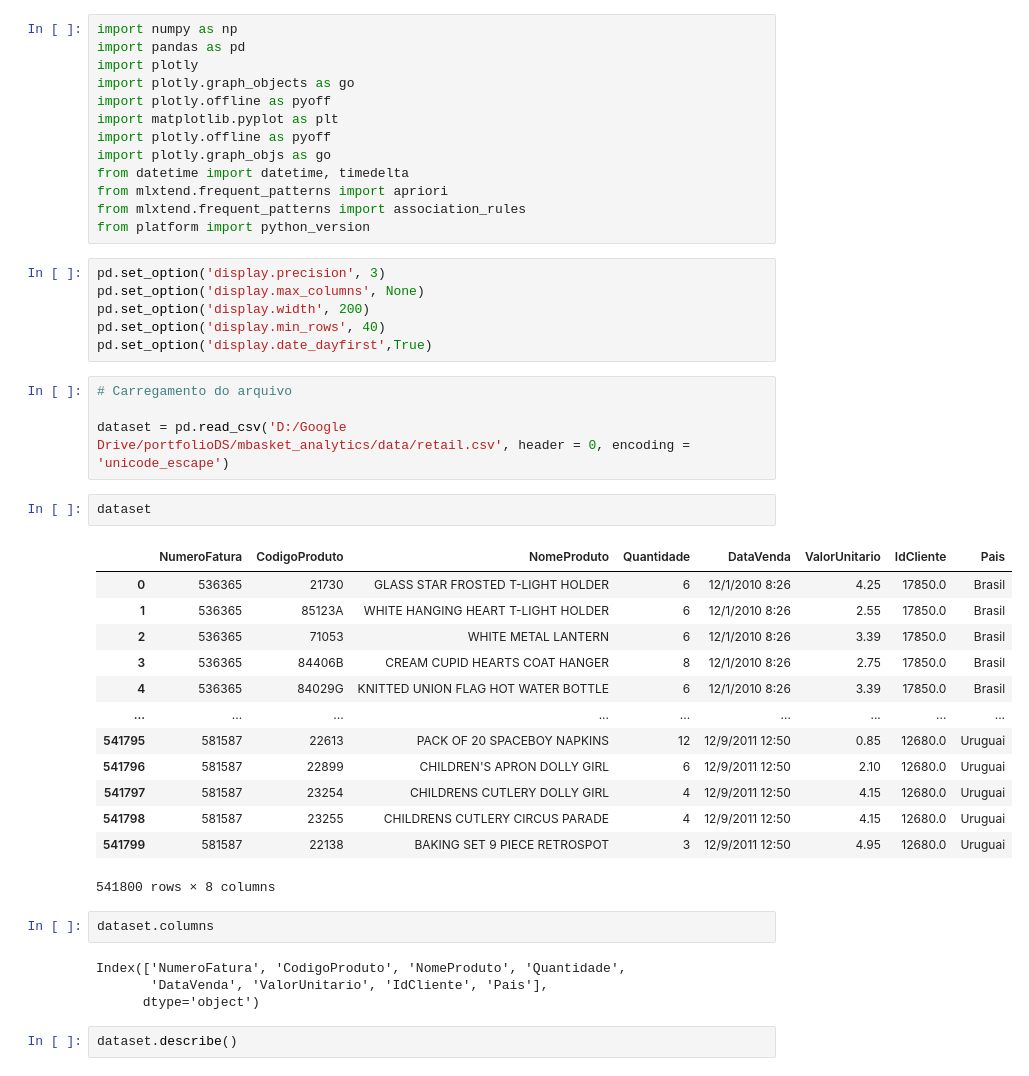
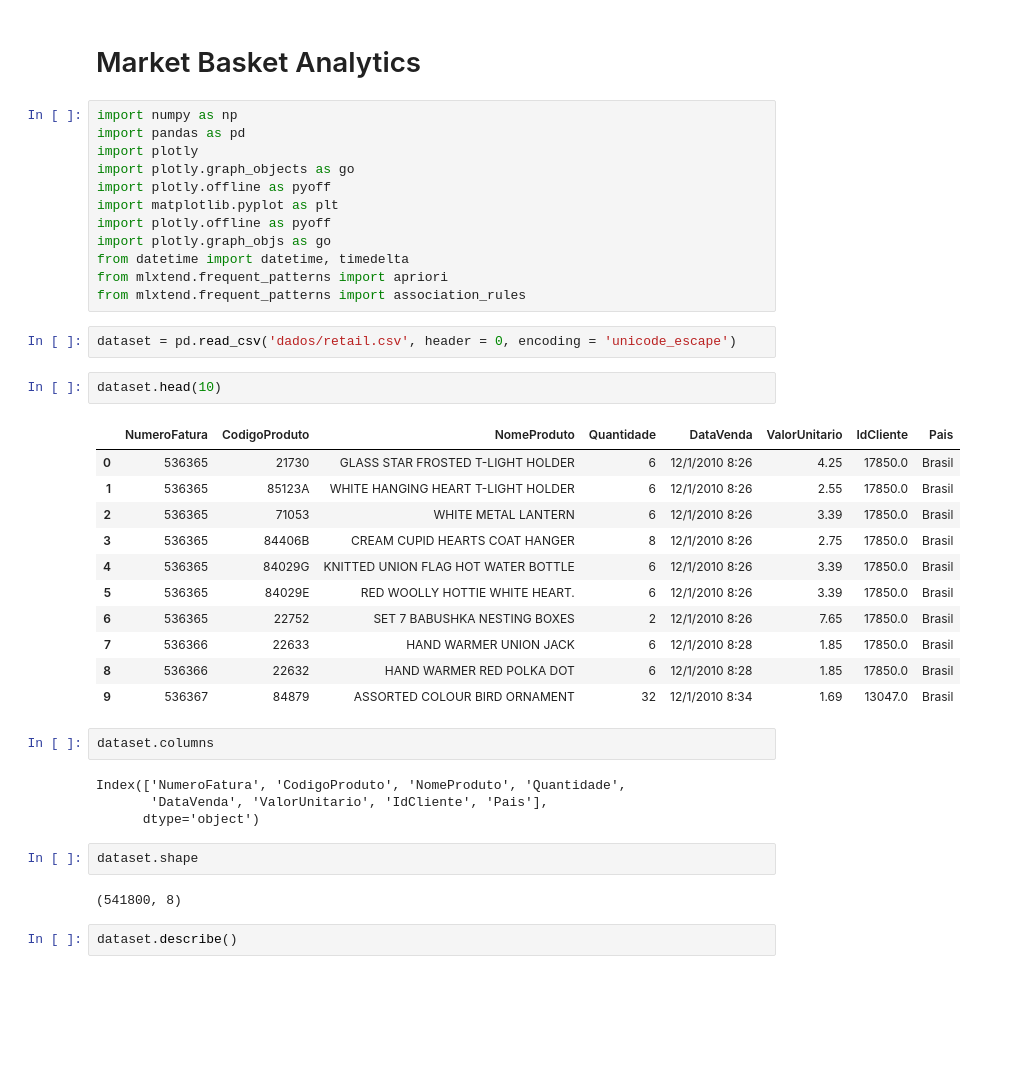
Before and after one commit to DSRodrigoA/DSRodrigoA, a Jupyter notebook: mba.ipynb, the cells around one changed output. Drawn from its saved outputs; the diff is of its cells as text; blank space fills up the shorter version.

```diff
--- a/mba.ipynb
+++ b/mba.ipynb
@@ -1,3 +1,5 @@
+# %% [markdown]
+# Market Basket Analytics
 # %%
 import numpy as np
 import pandas as pd
@@ -10,39 +12,32 @@ import plotly.graph_objs as go
 from datetime import datetime, timedelta
 from mlxtend.frequent_patterns import apriori
 from mlxtend.frequent_patterns import association_rules
-from platform import python_version
-# %%
-pd.set_option('display.precision', 3)
-pd.set_option('display.max_columns', None)
-pd.set_option('display.width', 200)
-pd.set_option('display.min_rows', 40)
-pd.set_option('display.date_dayfirst',True)
 # %%
-# Carregamento do arquivo
-
-dataset = pd.read_csv('D:/Google Drive/portfolioDS/mbasket_analytics/data/retail.csv', header = 0, encoding = 'unicode_escape')
+dataset = pd.read_csv('dados/retail.csv', header = 0, encoding = 'unicode_escape')
 # %%
-dataset
+dataset.head(10)
 # %% [output]
 |  | NumeroFatura | CodigoProduto | NomeProduto | Quantidade | DataVenda | ValorUnitario | IdCliente | Pais |
 | 0 | 536365 | 21730 | GLASS STAR FROSTED T-LIGHT HOLDER | 6 | 12/1/2010 8:26 | 4.25 | 17850.0 | Brasil |
 | 1 | 536365 | 85123A | WHITE HANGING HEART T-LIGHT HOLDER | 6 | 12/1/2010 8:26 | 2.55 | 17850.0 | Brasil |
 | 2 | 536365 | 71053 | WHITE METAL LANTERN | 6 | 12/1/2010 8:26 | 3.39 | 17850.0 | Brasil |
 | 3 | 536365 | 84406B | CREAM CUPID HEARTS COAT HANGER | 8 | 12/1/2010 8:26 | 2.75 | 17850.0 | Brasil |
 | 4 | 536365 | 84029G | KNITTED UNION FLAG HOT WATER BOTTLE | 6 | 12/1/2010 8:26 | 3.39 | 17850.0 | Brasil |
-| ... | ... | ... | ... | ... | ... | ... | ... | ... |
-| 541795 | 581587 | 22613 | PACK OF 20 SPACEBOY NAPKINS | 12 | 12/9/2011 12:50 | 0.85 | 12680.0 | Uruguai |
-| 541796 | 581587 | 22899 | CHILDREN'S APRON DOLLY GIRL | 6 | 12/9/2011 12:50 | 2.10 | 12680.0 | Uruguai |
-| 541797 | 581587 | 23254 | CHILDRENS CUTLERY DOLLY GIRL | 4 | 12/9/2011 12:50 | 4.15 | 12680.0 | Uruguai |
-| 541798 | 581587 | 23255 | CHILDRENS CUTLERY CIRCUS PARADE | 4 | 12/9/2011 12:50 | 4.15 | 12680.0 | Uruguai |
-| 541799 | 581587 | 22138 | BAKING SET 9 PIECE RETROSPOT | 3 | 12/9/2011 12:50 | 4.95 | 12680.0 | Uruguai |
+| 5 | 536365 | 84029E | RED WOOLLY HOTTIE WHITE HEART. | 6 | 12/1/2010 8:26 | 3.39 | 17850.0 | Brasil |
+| 6 | 536365 | 22752 | SET 7 BABUSHKA NESTING BOXES | 2 | 12/1/2010 8:26 | 7.65 | 17850.0 | Brasil |
+| 7 | 536366 | 22633 | HAND WARMER UNION JACK | 6 | 12/1/2010 8:28 | 1.85 | 17850.0 | Brasil |
+| 8 | 536366 | 22632 | HAND WARMER RED POLKA DOT | 6 | 12/1/2010 8:28 | 1.85 | 17850.0 | Brasil |
+| 9 | 536367 | 84879 | ASSORTED COLOUR BIRD ORNAMENT | 32 | 12/1/2010 8:34 | 1.69 | 13047.0 | Brasil |
-541800 rows × 8 columns
 # %%
 dataset.columns
 # %% [output]
 Index(['NumeroFatura', 'CodigoProduto', 'NomeProduto', 'Quantidade',
        'DataVenda', 'ValorUnitario', 'IdCliente', 'Pais'],
       dtype='object')
+# %%
+dataset.shape
+# %% [output]
+(541800, 8)
 # %%
 dataset.describe()
 # %% [output]
```
Also changed, not shown: parts of 36 cells of this notebook.
